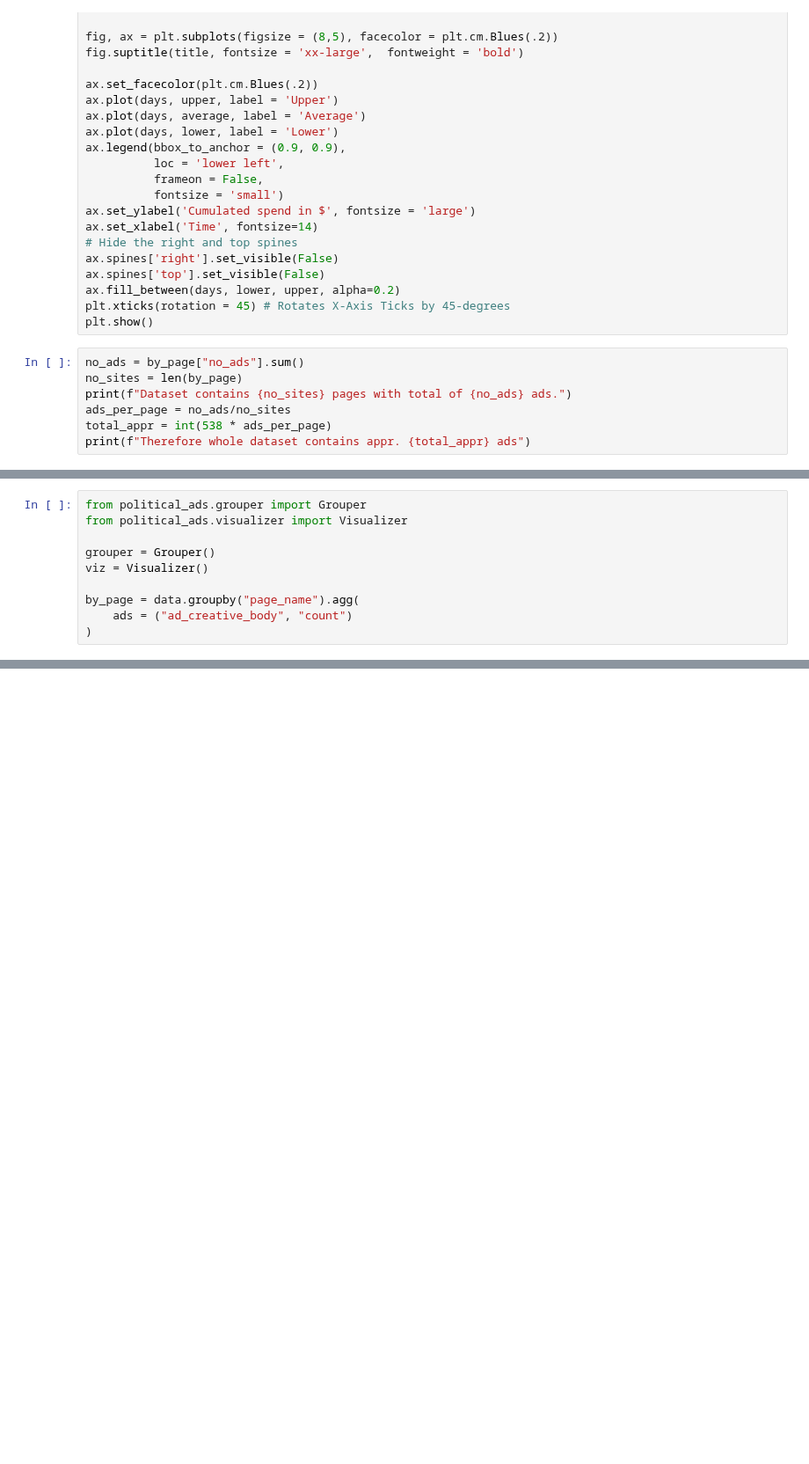
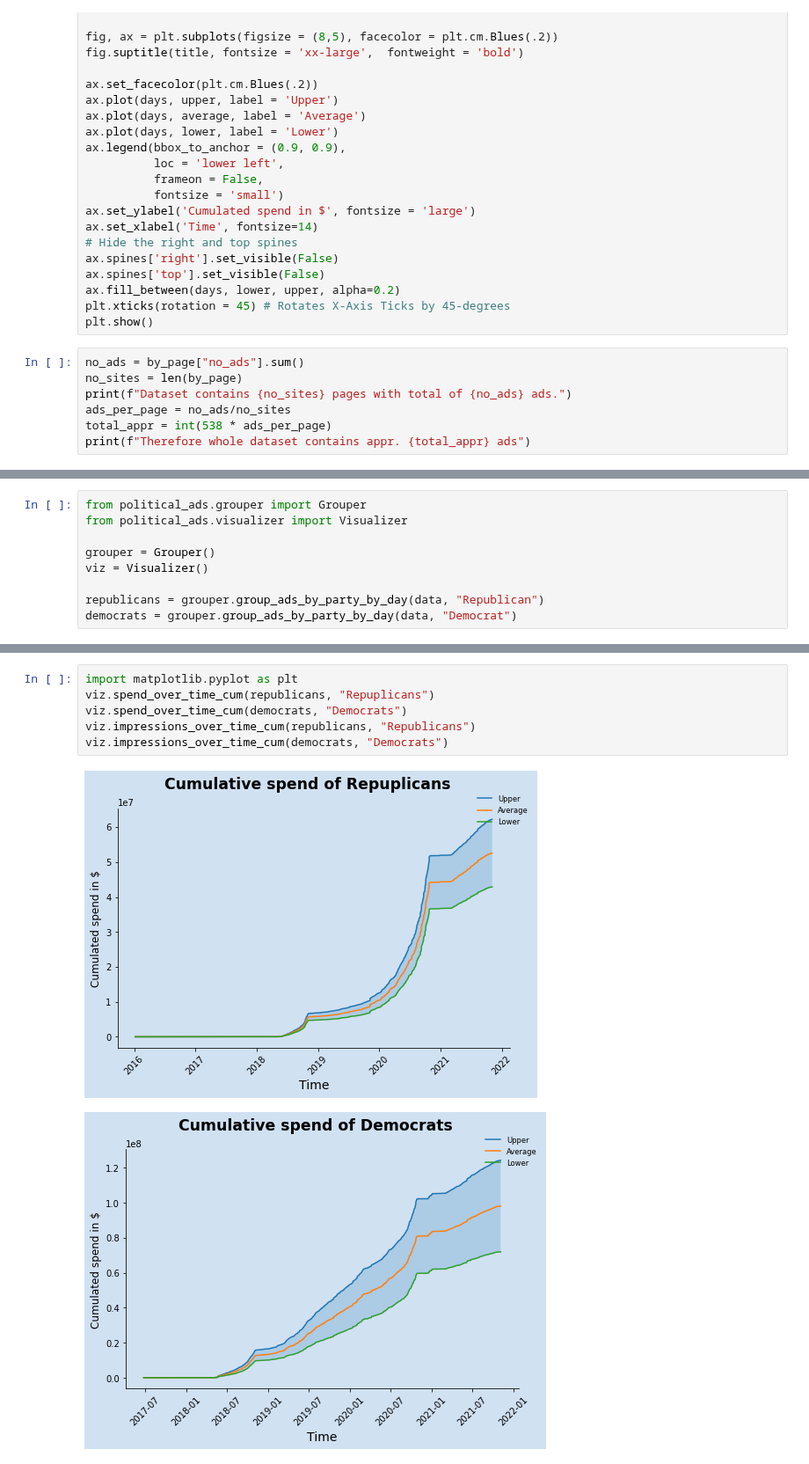
Before and after one commit to lrnz-asnprs/political-ad-api, a Jupyter notebook: notebooks/laurenz_notebook.ipynb, the cells around one changed output, grey strips where cells are left out. Shown at 88% size. Cells and saved outputs as stored; diff of their text form; blank space fills up the shorter version.

```diff
--- a/notebooks/laurenz_notebook.ipynb
+++ b/notebooks/laurenz_notebook.ipynb
@@ -248,6 +254,5 @@ from political_ads.visualizer import Visualizer
 grouper = Grouper()
 viz = Visualizer()
 
-by_page = data.groupby("page_name").agg(
-    ads = ("ad_creative_body", "count")
-)
+republicans = grouper.group_ads_by_party_by_day(data, "Republican")
+democrats = grouper.group_ads_by_party_by_day(data, "Democrat")
@@ -354,0 +364,9 @@ missing
+# %%
+import matplotlib.pyplot as plt
+viz.spend_over_time_cum(republicans, "Repuplicans")
+viz.spend_over_time_cum(democrats, "Democrats")
+viz.impressions_over_time_cum(republicans, "Republicans")
+viz.impressions_over_time_cum(democrats, "Democrats")
+# %% [output]
+[figure, added]
+[figure, added]
```
Also changed, not shown: parts of 18 cells of this notebook, 13 other files.
